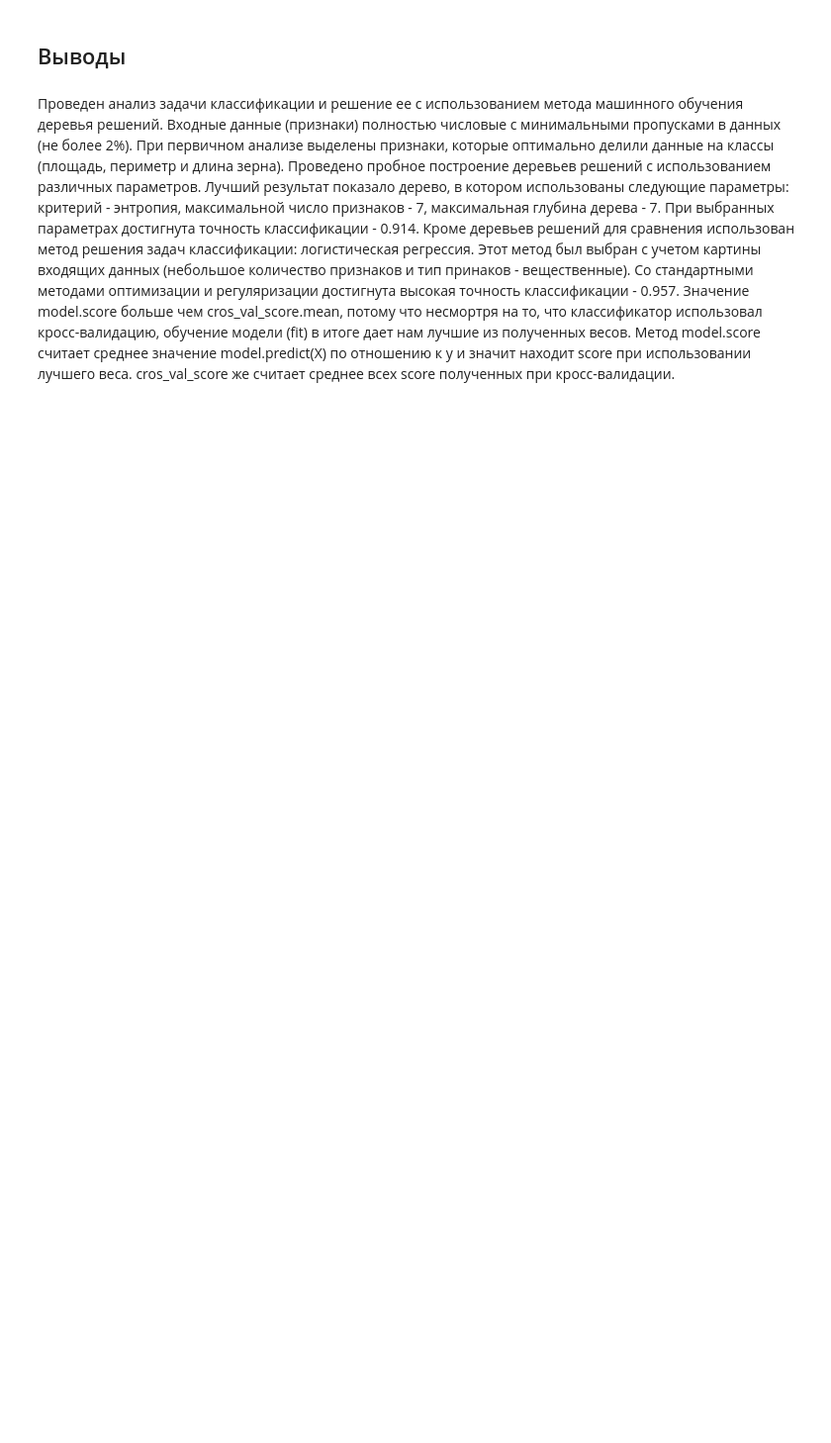
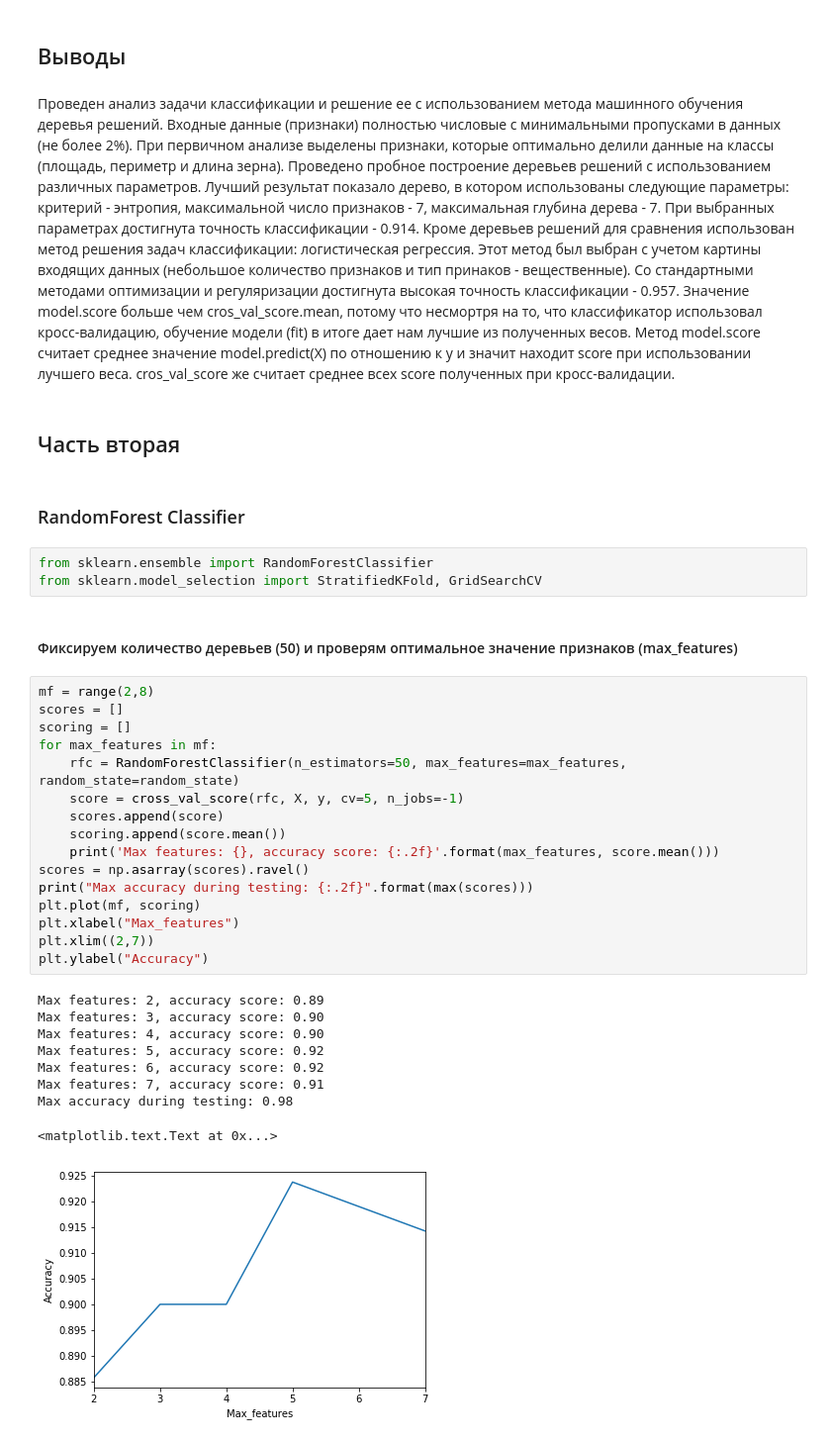
Before and after one commit to ademyanchuk/IntellSys, a Jupyter notebook: Lesson 1/Варианты/Вариант 8/Lab1.ipynb, the cells around one changed output. Shown: that part at 99% size. Drawn from its saved outputs; the diff is of its cells as text; blank space fills up the shorter version.

Commit message:
Lab2 Solution for Random forest

```diff
--- a/Lesson 1/Варианты/Вариант 8/Lab1.ipynb
+++ b/Lesson 1/Варианты/Вариант 8/Lab1.ipynb
@@ -389,3 +385,38 @@ array([ 0.97619048,  1.        ,  0.95238095,  0.95238095,  0.9047619 ])
 в котором использованы следующие параметры: критерий - энтропия, максимальной число признаков - 7, максимальная глубина дерева - 7.
 При выбранных параметрах достигнута точность классификации - 0.914.
 Кроме деревьев решений для сравнения использован метод решения задач классификации: логистическая регрессия. Этот метод был выбран с учетом картины входящих данных (небольшое количество признаков и тип принаков - вещественные). Со стандартными методами оптимизации и регуляризации достигнута высокая точность классификации - 0.957. Значение model.score больше чем cros_val_score.mean, потому что несмортря на то, что классификатор использовал кросс-валидацию, обучение модели (fit) в итоге дает нам лучшие из полученных весов. Метод model.score считает среднее значение model.predict(X) по отношению к y и значит находит score при использовании лучшего веса. cros_val_score же считает среднее всех score полученных при кросс-валидации.
+# %% [markdown]
+## Часть вторая
+# %% [markdown]
+### RandomForest Classifier
+# %%
+from sklearn.ensemble import RandomForestClassifier
+from sklearn.model_selection import StratifiedKFold, GridSearchCV
+# %% [markdown]
+#### Фиксируем количество деревьев (50) и проверям оптимальное значение признаков (max_features)
+# %%
+mf = range(2,8)
+scores = []
+scoring = []
+for max_features in mf:
+    rfc = RandomForestClassifier(n_estimators=50, max_features=max_features, random_state=random_state)
+    score = cross_val_score(rfc, X, y, cv=5, n_jobs=-1)
+    scores.append(score)
+    scoring.append(score.mean())
+    print('Max features: {}, accuracy score: {:.2f}'.format(max_features, score.mean()))
+scores = np.asarray(scores).ravel()
+print("Max accuracy during testing: {:.2f}".format(max(scores)))
+plt.plot(mf, scoring)
+plt.xlabel("Max_features")
+plt.xlim((2,7))
+plt.ylabel("Accuracy")
+# %% [output]
+Max features: 2, accuracy score: 0.89
+Max features: 3, accuracy score: 0.90
+Max features: 4, accuracy score: 0.90
+Max features: 5, accuracy score: 0.92
+Max features: 6, accuracy score: 0.92
+Max features: 7, accuracy score: 0.91
+Max accuracy during testing: 0.98
+<matplotlib.text.Text at 0x...>
+[figure, added]
```
Also changed, not shown: parts of 25 cells of this notebook.
